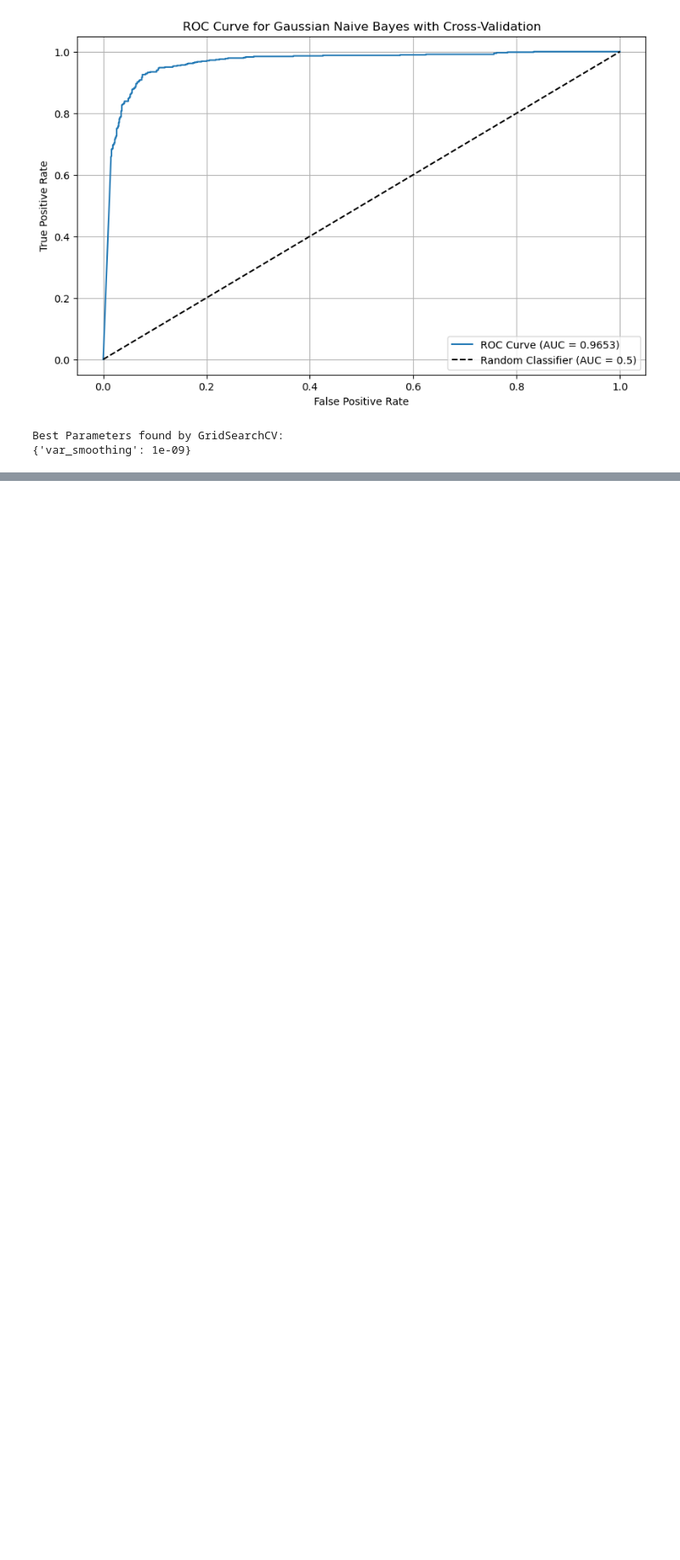
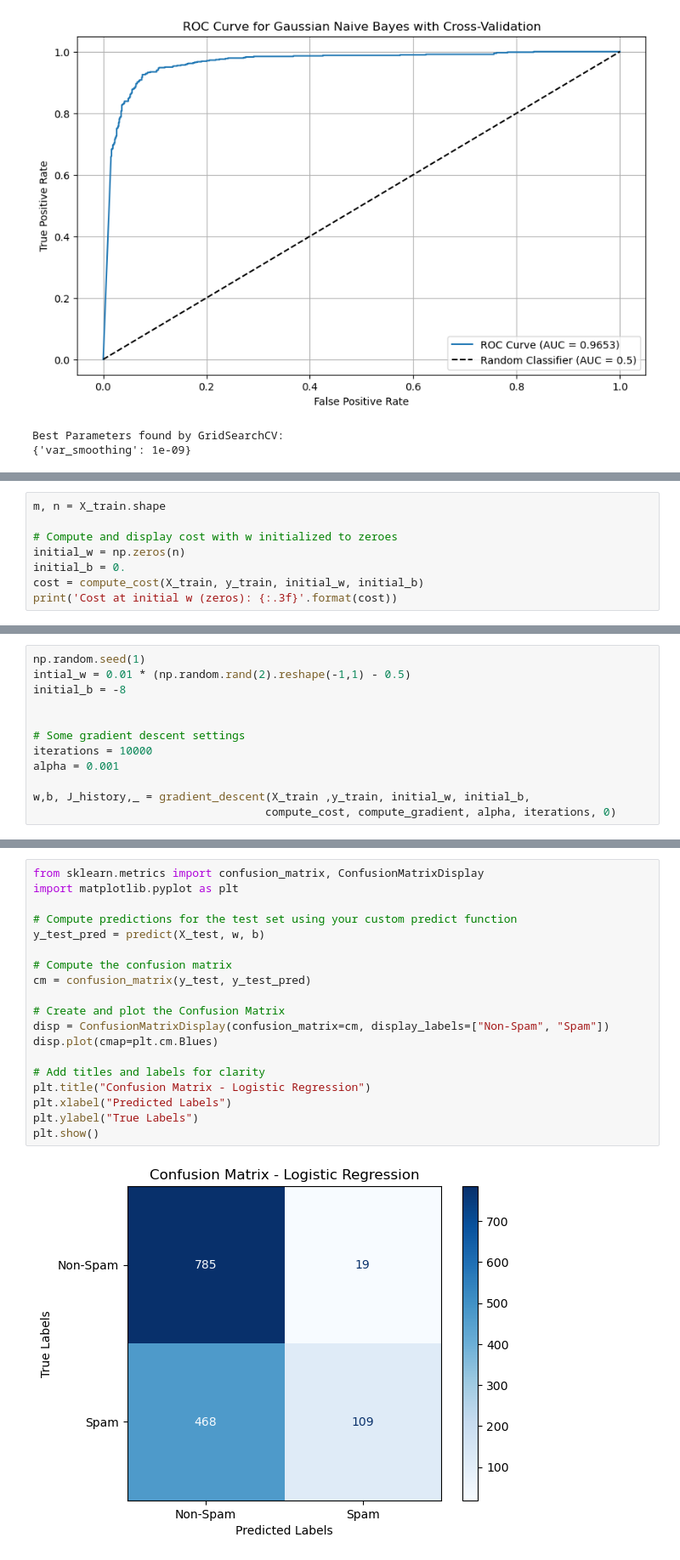
Before and after one commit to AyaCh21/Spam-Email, a Jupyter notebook: Test.ipynb, the cells around one changed output, grey strips where cells are left out. Shown at 85% size. Cells and saved outputs as stored; diff of their text form; blank space fills up the shorter version.

```diff
--- a/Test.ipynb
+++ b/Test.ipynb
@@ -1044,0 +1081,8 @@ weighted avg       0.93      0.93      0.93      1381
+# %%
+m, n = X_train.shape
+
+# Compute and display cost with w initialized to zeroes
+initial_w = np.zeros(n)
+initial_b = 0.
+cost = compute_cost(X_train, y_train, initial_w, initial_b)
+print('Cost at initial w (zeros): {:.3f}'.format(cost))
@@ -1044,0 +1179,12 @@ weighted avg       0.93      0.93      0.93      1381
+# %%
+np.random.seed(1)
+intial_w = 0.01 * (np.random.rand(2).reshape(-1,1) - 0.5)
+initial_b = -8
+
+
+# Some gradient descent settings
+iterations = 10000
+alpha = 0.001
+
+w,b, J_history,_ = gradient_descent(X_train ,y_train, initial_w, initial_b,
+                                   compute_cost, compute_gradient, alpha, iterations, 0)
@@ -1044,0 +1238,21 @@ weighted avg       0.93      0.93      0.93      1381
+# %%
+from sklearn.metrics import confusion_matrix, ConfusionMatrixDisplay
+import matplotlib.pyplot as plt
+
+# Compute predictions for the test set using your custom predict function
+y_test_pred = predict(X_test, w, b)
+
+# Compute the confusion matrix
+cm = confusion_matrix(y_test, y_test_pred)
+
+# Create and plot the Confusion Matrix
+disp = ConfusionMatrixDisplay(confusion_matrix=cm, display_labels=["Non-Spam", "Spam"])
+disp.plot(cmap=plt.cm.Blues)
+
+# Add titles and labels for clarity
+plt.title("Confusion Matrix - Logistic Regression")
+plt.xlabel("Predicted Labels")
+plt.ylabel("True Labels")
+plt.show()
+# %% [output]
+[figure, added]
```
Also changed, not shown: parts of 26 cells of this notebook, 3 other files.
